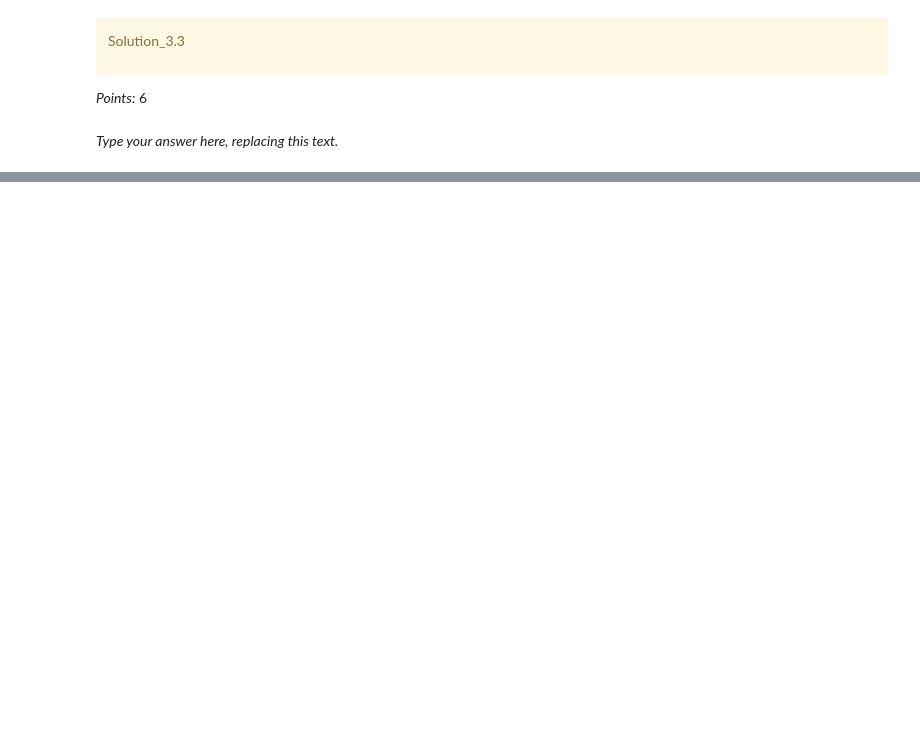
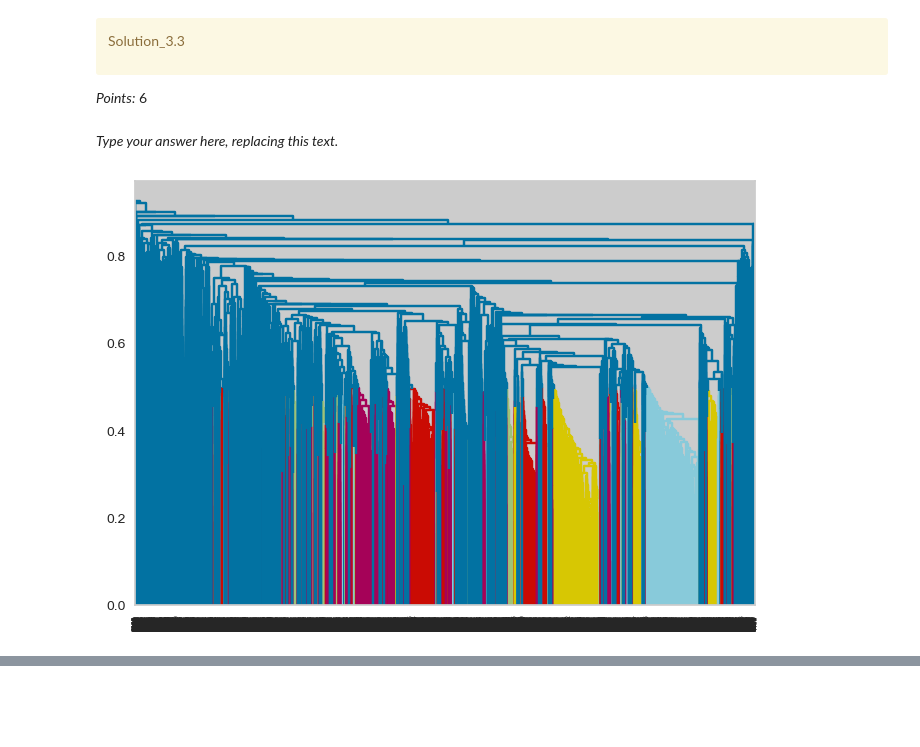
Before and after one commit to Hanson-Sun/cpsc330-hw6, a Jupyter notebook: hw6.ipynb, the cells around one changed output, grey strips where cells are left out. Drawn from its saved outputs; the diff is of its cells as text; code cells hidden in the pictures; blank space fills up the shorter version.

```diff
--- a/hw6.ipynb
+++ b/hw6.ipynb
@@ -917,0 +974,36 @@ _Type your answer here, replacing this text._
+# %%
+from sklearn.model_selection import ParameterGrid
+from yellowbrick.cluster import SilhouetteVisualizer
+from sklearn.metrics import silhouette_score
+
+param_dist = {
+    'eps': np.linspace(1, 10, 5),
+    'min_samples': np.arange(1, 50, 10)
+}
+
+dbscan = DBSCAN()
+
+#This takes a million years (20 minutes) to run for just 1 single iteration of DBSCAN.
+random_search = RandomizedSearchCV(
+    dbscan,
+    param_distributions=param_dist,
+    n_iter=10,
+    scoring='silhouette_score',
+    n_jobs=-1,
+    cv=1
+)
+
+random_search.fit(emb_recipe_df)
+
+best_params = random_search.best_params_
+best_score = random_search.best_score_
+print(f"Best Parameters: {best_params}")
+print(f"Best Silhouette Score: {best_score:.2f}")
+
+best_dbscan = DBSCAN(eps=best_params['eps'], min_samples=best_params['min_samples'])
+visualizer = SilhouetteVisualizer(best_dbscan, colors="yellowbrick")
+visualizer.fit(X)
+visualizer.show()
+
+silhouette_score = visualizer.silhouette_score_
+print(f"Silhouette Score: {silhouette_score:.2f}")
@@ -945,0 +1045,6 @@ _Type your answer here, replacing this text._
+# %%
+dendro = linkage(emb_recipe_df, method='average', metric='cosine')
+dendrogram(dendro, color_threshold=0.5)
+plt.show()
+# %% [output]
+[figure, added]
```
Also changed, not shown: parts of 24 cells of this notebook.
